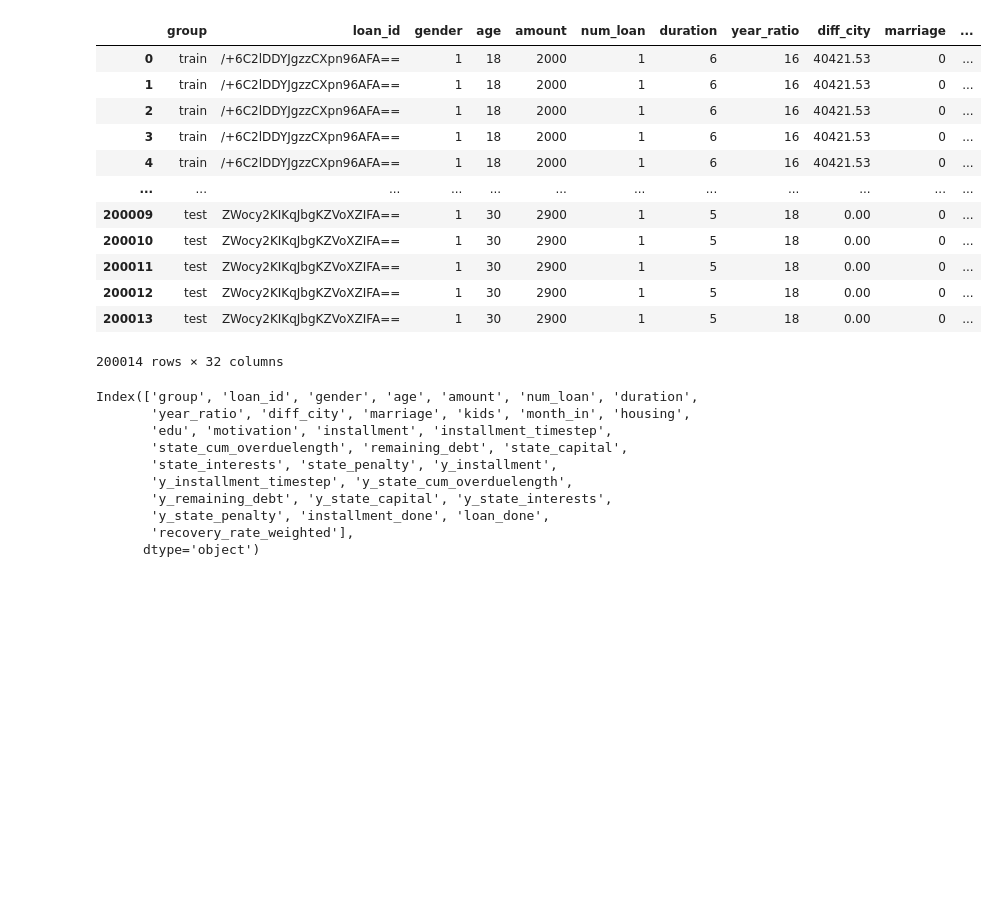
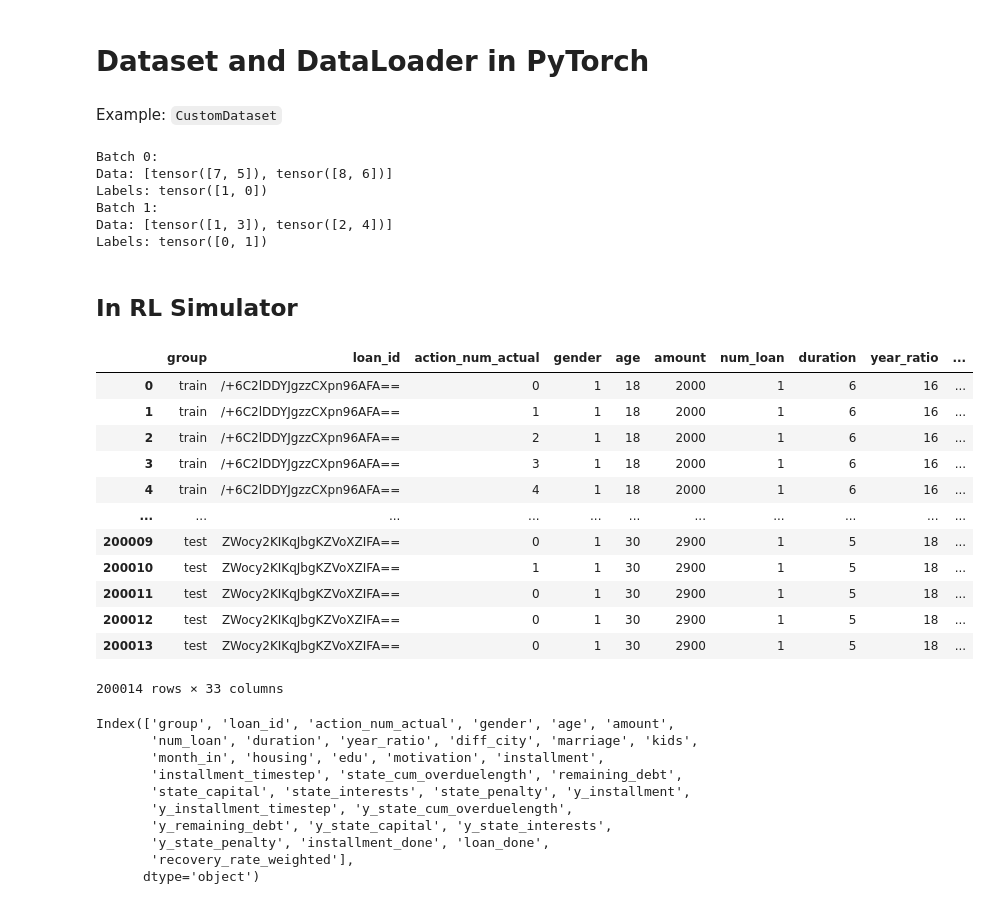
Before and after one commit to QianZeHao123/LoanRL, a Jupyter notebook: 5_note_2025_2_4.ipynb, the cells around one changed output. Drawn from its saved outputs; the diff is of its cells as text; code cells hidden in the pictures; blank space fills up the shorter version.

```diff
--- a/5_note_2025_2_4.ipynb
+++ b/5_note_2025_2_4.ipynb
@@ -0,0 +1,4 @@
+# %% [markdown]
+# Dataset and DataLoader in PyTorch
+# %% [markdown]
+Example: `CustomDataset`
@@ -1,30 +28,57 @@
+# %%
+from torch.utils.data import DataLoader
+
+# create some data
+data = [[1, 2], [3, 4], [5, 6], [7, 8]]
+labels = [0, 1, 0, 1]
+
+# create a dataset instance
+dataset = CustomDataset(data, labels)
+
+# create a DataLoader instance
+dataloader = DataLoader(dataset, batch_size=2, shuffle=True)
+
+# iterate over the DataLoader instance
+for batch_idx, (batch_data, batch_labels) in enumerate(dataloader):
+    print(f"Batch {batch_idx}:")
+    print(f"Data: {batch_data}")
+    print(f"Labels: {batch_labels}")
+# %% [output]
+Batch 0:
+Data: [tensor([7, 5]), tensor([8, 6])]
+Labels: tensor([1, 0])
+Batch 1:
+Data: [tensor([1, 3]), tensor([2, 4])]
+Labels: tensor([0, 1])
+# %% [markdown]
+## In RL Simulator
 # %%
 import pandas as pd
-data_simulator = pd.read_csv('./Res/simulator_data.csv')
-data_simulator
+data_simulator_full = pd.read_csv('./Res/simulator_data.csv')
+data_simulator_full
 # %% [output]
-|  | group | loan_id | gender | age | amount | num_loan | duration | year_ratio | diff_city | marriage | ... |
-| 0 | train | /+6C2lDDYJgzzCXpn96AFA== | 1 | 18 | 2000 | 1 | 6 | 16 | 40421.53 | 0 | ... |
-| 1 | train | /+6C2lDDYJgzzCXpn96AFA== | 1 | 18 | 2000 | 1 | 6 | 16 | 40421.53 | 0 | ... |
-| 2 | train | /+6C2lDDYJgzzCXpn96AFA== | 1 | 18 | 2000 | 1 | 6 | 16 | 40421.53 | 0 | ... |
-| 3 | train | /+6C2lDDYJgzzCXpn96AFA== | 1 | 18 | 2000 | 1 | 6 | 16 | 40421.53 | 0 | ... |
-| 4 | train | /+6C2lDDYJgzzCXpn96AFA== | 1 | 18 | 2000 | 1 | 6 | 16 | 40421.53 | 0 | ... |
-| ... | ... | ... | ... | ... | ... | ... | ... | ... | ... | ... | ... |
-| 200009 | test | ZWocy2KIKqJbgKZVoXZIFA== | 1 | 30 | 2900 | 1 | 5 | 18 | 0.00 | 0 | ... |
-| 200010 | test | ZWocy2KIKqJbgKZVoXZIFA== | 1 | 30 | 2900 | 1 | 5 | 18 | 0.00 | 0 | ... |
-| 200011 | test | ZWocy2KIKqJbgKZVoXZIFA== | 1 | 30 | 2900 | 1 | 5 | 18 | 0.00 | 0 | ... |
-| 200012 | test | ZWocy2KIKqJbgKZVoXZIFA== | 1 | 30 | 2900 | 1 | 5 | 18 | 0.00 | 0 | ... |
-| 200013 | test | ZWocy2KIKqJbgKZVoXZIFA== | 1 | 30 | 2900 | 1 | 5 | 18 | 0.00 | 0 | ... |
+|  | group | loan_id | action_num_actual | gender | age | amount | num_loan | duration | year_ratio | ... |
+| 0 | train | /+6C2lDDYJgzzCXpn96AFA== | 0 | 1 | 18 | 2000 | 1 | 6 | 16 | ... |
+| 1 | train | /+6C2lDDYJgzzCXpn96AFA== | 1 | 1 | 18 | 2000 | 1 | 6 | 16 | ... |
+| 2 | train | /+6C2lDDYJgzzCXpn96AFA== | 2 | 1 | 18 | 2000 | 1 | 6 | 16 | ... |
+| 3 | train | /+6C2lDDYJgzzCXpn96AFA== | 3 | 1 | 18 | 2000 | 1 | 6 | 16 | ... |
+| 4 | train | /+6C2lDDYJgzzCXpn96AFA== | 4 | 1 | 18 | 2000 | 1 | 6 | 16 | ... |
+| ... | ... | ... | ... | ... | ... | ... | ... | ... | ... | ... |
+| 200009 | test | ZWocy2KIKqJbgKZVoXZIFA== | 0 | 1 | 30 | 2900 | 1 | 5 | 18 | ... |
+| 200010 | test | ZWocy2KIKqJbgKZVoXZIFA== | 1 | 1 | 30 | 2900 | 1 | 5 | 18 | ... |
+| 200011 | test | ZWocy2KIKqJbgKZVoXZIFA== | 0 | 1 | 30 | 2900 | 1 | 5 | 18 | ... |
+| 200012 | test | ZWocy2KIKqJbgKZVoXZIFA== | 0 | 1 | 30 | 2900 | 1 | 5 | 18 | ... |
+| 200013 | test | ZWocy2KIKqJbgKZVoXZIFA== | 0 | 1 | 30 | 2900 | 1 | 5 | 18 | ... |
-200014 rows × 32 columns
+200014 rows × 33 columns
 # %%
 # show dataset names
-data_simulator.columns
+data_simulator_full.columns
 # %% [output]
-Index(['group', 'loan_id', 'gender', 'age', 'amount', 'num_loan', 'duration',
-       'year_ratio', 'diff_city', 'marriage', 'kids', 'month_in', 'housing',
-       'edu', 'motivation', 'installment', 'installment_timestep',
-       'state_cum_overduelength', 'remaining_debt', 'state_capital',
-       'state_interests', 'state_penalty', 'y_installment',
+Index(['group', 'loan_id', 'action_num_actual', 'gender', 'age', 'amount',
+       'num_loan', 'duration', 'year_ratio', 'diff_city', 'marriage', 'kids',
+       'month_in', 'housing', 'edu', 'motivation', 'installment',
+       'installment_timestep', 'state_cum_overduelength', 'remaining_debt',
+       'state_capital', 'state_interests', 'state_penalty', 'y_installment',
        'y_installment_timestep', 'y_state_cum_overduelength',
        'y_remaining_debt', 'y_state_capital', 'y_state_interests',
        'y_state_penalty', 'installment_done', 'loan_done',
```
Also changed, not shown: parts of 15 cells of this notebook.
